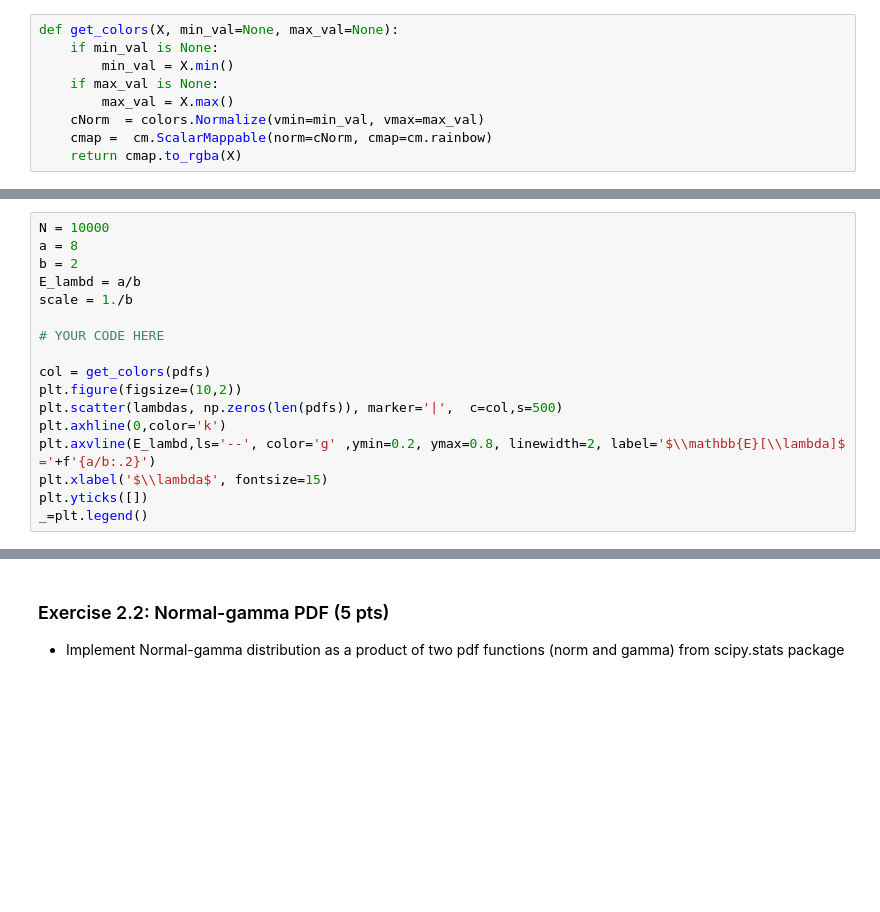
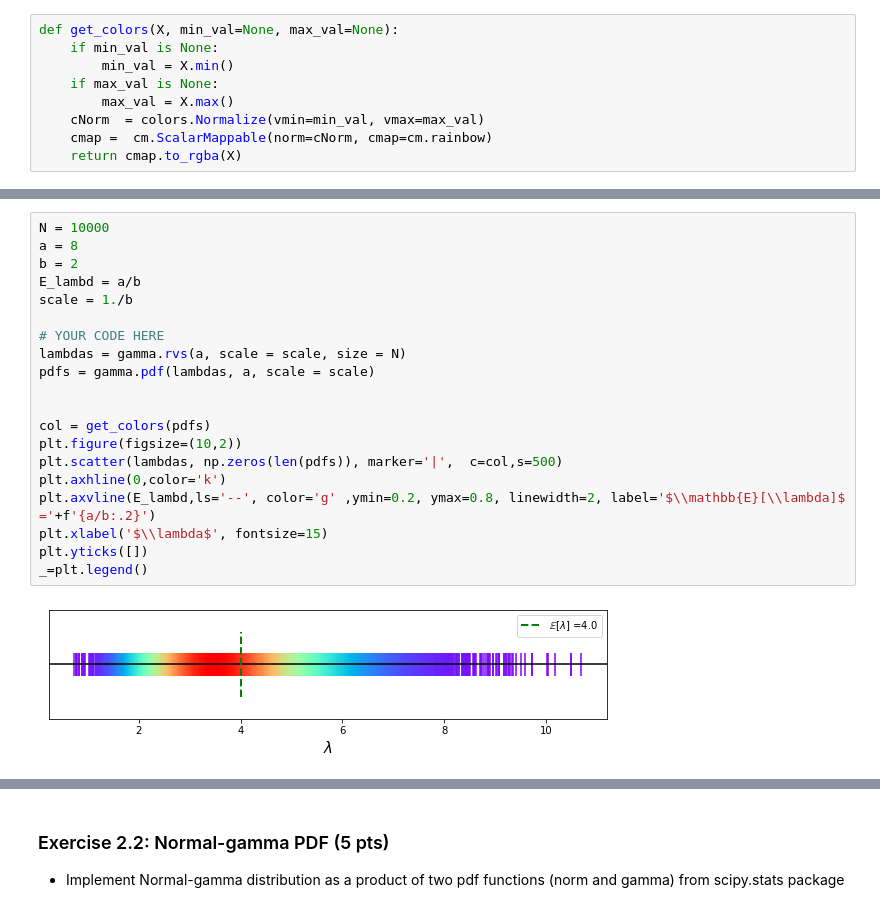
Before and after one commit to toristvan/BAP, a Jupyter notebook: HW4/BAP_HW_4.ipynb, the cells around one changed output, grey strips where cells are left out. Cells and saved outputs as stored; diff of their text form; blank space fills up the shorter version.

```diff
--- a/HW4/BAP_HW_4.ipynb
+++ b/HW4/BAP_HW_4.ipynb
@@ -114,20 +132,25 @@ Your plot should look like:
 # %%
 N = 10000
 a = 8
 b = 2
 E_lambd = a/b
 scale = 1./b
 
 # YOUR CODE HERE
+lambdas = gamma.rvs(a, scale = scale, size = N)
+pdfs = gamma.pdf(lambdas, a, scale = scale)
+
 
 col = get_colors(pdfs)
 plt.figure(figsize=(10,2))
 plt.scatter(lambdas, np.zeros(len(pdfs)), marker='|',  c=col,s=500)
 plt.axhline(0,color='k')
 plt.axvline(E_lambd,ls='--', color='g' ,ymin=0.2, ymax=0.8, linewidth=2, label='$\\mathbb{E}[\\lambda]$ ='+f'{a/b:.2}')
 plt.xlabel('$\\lambda$', fontsize=15)
 plt.yticks([])
 _=plt.legend()
+# %% [output]
+[figure, added]
 # %% [markdown]
 * Draw $N=10000$ samples from Normal distribution for the given $\sigma$ value.
 
```
Also changed, not shown: parts of 9 cells of this notebook.
